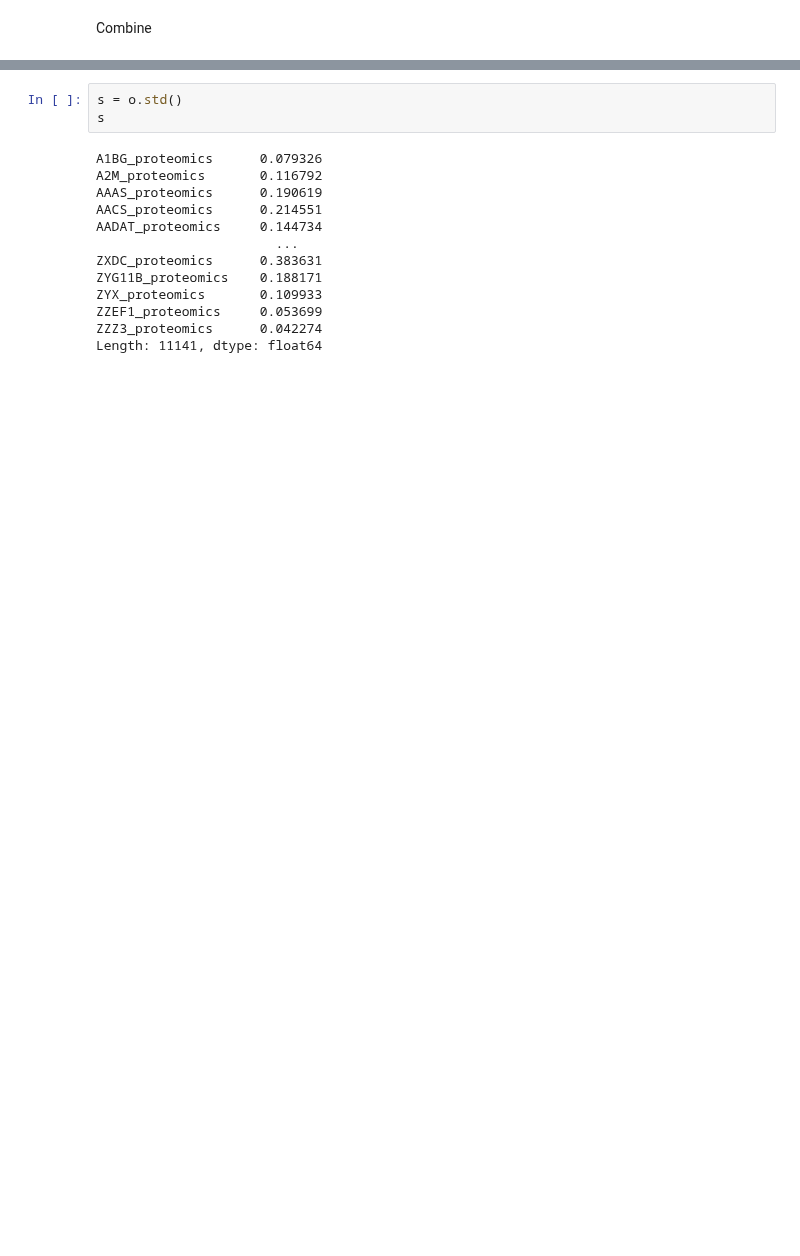
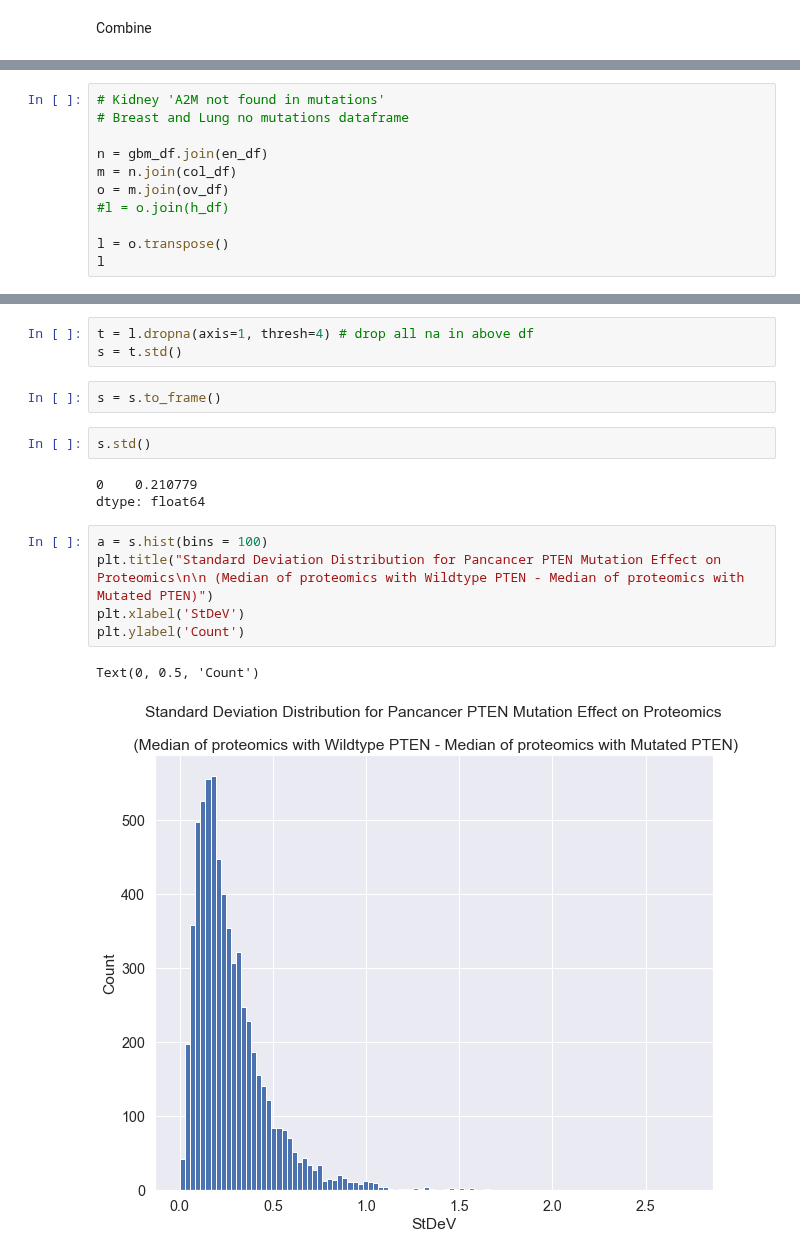
Before and after one commit to PayneLab/WhenMutationsDontMatter, a Jupyter notebook: PTEN context dependant story/trans change in medians gbm and en.ipynb, the cells around one changed output, grey strips where cells are left out. Saved outputs shown, nothing was run; the diff lists cells and outputs as text; blank space fills up the shorter version.

Commit message:
Graph metrics

```diff
--- a/PTEN context dependant story/trans change in medians gbm and en.ipynb
+++ b/PTEN context dependant story/trans change in medians gbm and en.ipynb
@@ -447,0 +533,11 @@ o
+# %%
+# Kidney 'A2M not found in mutations'
+# Breast and Lung no mutations dataframe
+
+n = gbm_df.join(en_df)
+m = n.join(col_df)
+o = m.join(ov_df)
+#l = o.join(h_df)
+
+l = o.transpose()
+l
@@ -448,16 +551,18 @@ o
+# %%
+t = l.dropna(axis=1, thresh=4) # drop all na in above df
+s = t.std()
+# %%
+s = s.to_frame()
 # %%
-s = o.std()
-s
+s.std()
 # %% [output]
-A1BG_proteomics      0.079326
-A2M_proteomics       0.116792
-AAAS_proteomics      0.190619
-AACS_proteomics      0.214551
-AADAT_proteomics     0.144734
-                       ...
-ZXDC_proteomics      0.383631
-ZYG11B_proteomics    0.188171
-ZYX_proteomics       0.109933
-ZZEF1_proteomics     0.053699
-ZZZ3_proteomics      0.042274
-Length: 11141, dtype: float64
+0    0.210779
+dtype: float64
+# %%
+a = s.hist(bins = 100)
+plt.title("Standard Deviation Distribution for Pancancer PTEN Mutation Effect on Proteomics\n\n (Median of proteomics with Wildtype PTEN - Median of proteomics with Mutated PTEN)")
+plt.xlabel('StDeV')
+plt.ylabel('Count')
+# %% [output]
+Text(0, 0.5, 'Count')
+[figure, added]
```
Also changed, not shown: parts of 36 cells of this notebook.
